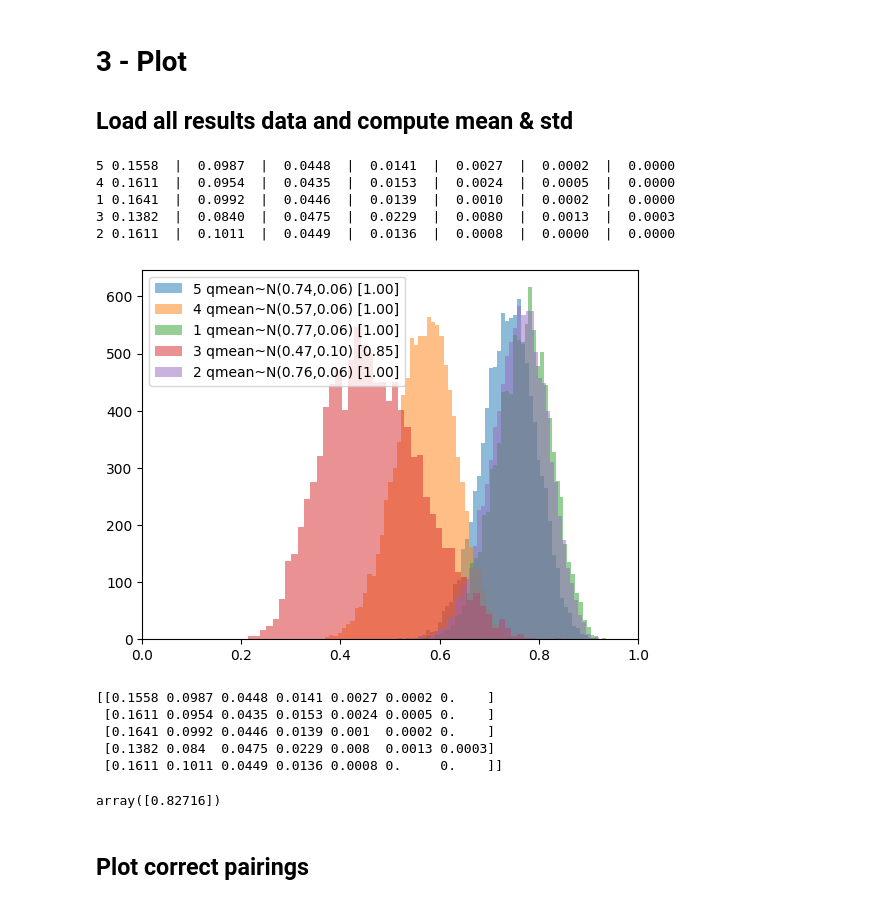
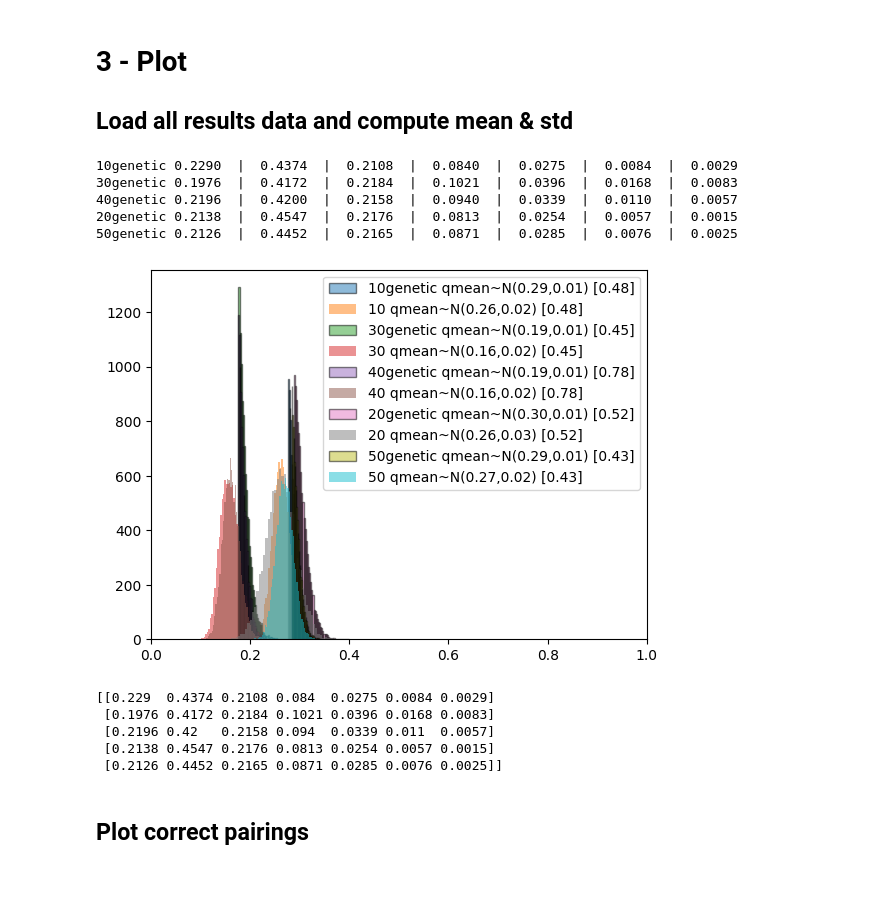
Before and after one commit to annahedstroem/eval-project, a Jupyter notebook: nbs/3-plot.ipynb, the cells around one changed output. Cells and saved outputs as stored; diff of their text form; code cells hidden in the pictures.

Commit message:
Added captum generator and refined Imagenet. Still WIP.

```diff
--- a/nbs/3-plot.ipynb
+++ b/nbs/3-plot.ipynb
@@ -12,9 +12,9 @@ keys = ['correct_pairings_inv', 'correct_pairings_basX', 'spearman_inv', 'spearm
 
 result_dict = {}
 
-DATASET_NAME = 'mnist'
-MODEL_NAME = '0_softmax'
-GENERATION_MODE = ''
+DATASET_NAME = 'imagenet'
+MODEL_NAME = 'resnet50w'
+GENERATION_MODE = '_genetic'
 
 num_files = 0 # Count how many files are involved for use below
 
@@ -65,6 +65,7 @@ for f in os.listdir(os.path.join(PROJ_DIR, 'results')):
             plt.hist(data['qmeans'],\
                     alpha = 0.5,\
                     label = f'{short_filename} qmean~N({np.mean(data["qmeans"]):.2f},{np.std(data["qmeans"]):.2f}) [{activation:.2f}]',\
+                    edgecolor='black',\
                     bins = 50\
                     )
             plt.xlim(0,1)
@@ -82,44 +83,45 @@ for f in os.listdir(os.path.join(PROJ_DIR, 'results')):
             exceptional_counts = []
             # Compute z-score
             if GENERATION_MODE == '_genetic':
                 qmean_mean = float(datasets[DATASET_NAME][f.replace('_genetic','')]['mean'])
                 qmean_std = float(datasets[DATASET_NAME][f.replace('_genetic','')]['std'])
             else:
                 qmean_mean = np.mean(data["qmeans"])
                 qmean_std = np.std(data["qmeans"])
+                print(qmean_mean)
                 qmean_means.append(qmean_mean)
                 qmean_stds.append(qmean_std)
 
             z_scores = ((data["qmeans"] - qmean_mean) / qmean_std).flatten()
 
             # Count exceptional rankings
             for i in range(1,len(boundaries)+1):
                 bottom_limit = boundaries[i-1]
                 top_limit = float('inf')
                 if i < len(boundaries):
                     top_limit = boundaries[i]
                 fraction_count = np.sum(np.logical_and(bottom_limit<=z_scores, z_scores<top_limit).astype(float) / z_scores.shape[0])
                 exceptional_counts.append(fraction_count)
                 counts_by_sigma_level[current_file_num, i - 1] = fraction_count
             print(f'{short_filename} {"  |  ".join((map(lambda x: f"{x:.4f}", exceptional_counts)))}')
         current_file_num += 1
 plt.legend()
 plt.savefig(os.path.join(PROJ_DIR, 'results', 'plots', f'{DATASET_NAME}_{MODEL_NAME}{GENERATION_MODE}_qmean_dists.png'))
 plt.show()
 
 print(counts_by_sigma_level)
 # %% [output]
-5 0.1558  |  0.0987  |  0.0448  |  0.0141  |  0.0027  |  0.0002  |  0.0000
-4 0.1611  |  0.0954  |  0.0435  |  0.0153  |  0.0024  |  0.0005  |  0.0000
-1 0.1641  |  0.0992  |  0.0446  |  0.0139  |  0.0010  |  0.0002  |  0.0000
-3 0.1382  |  0.0840  |  0.0475  |  0.0229  |  0.0080  |  0.0013  |  0.0003
-2 0.1611  |  0.1011  |  0.0449  |  0.0136  |  0.0008  |  0.0000  |  0.0000
+10genetic 0.2290  |  0.4374  |  0.2108  |  0.0840  |  0.0275  |  0.0084  |  0.0029
+30genetic 0.1976  |  0.4172  |  0.2184  |  0.1021  |  0.0396  |  0.0168  |  0.0083
+40genetic 0.2196  |  0.4200  |  0.2158  |  0.0940  |  0.0339  |  0.0110  |  0.0057
+20genetic 0.2138  |  0.4547  |  0.2176  |  0.0813  |  0.0254  |  0.0057  |  0.0015
+50genetic 0.2126  |  0.4452  |  0.2165  |  0.0871  |  0.0285  |  0.0076  |  0.0025
-[figure, old version]
+[figure, new version]
-[[0.1558 0.0987 0.0448 0.0141 0.0027 0.0002 0.    ]
- [0.1611 0.0954 0.0435 0.0153 0.0024 0.0005 0.    ]
- [0.1641 0.0992 0.0446 0.0139 0.001  0.0002 0.    ]
- [0.1382 0.084  0.0475 0.0229 0.008  0.0013 0.0003]
- [0.1611 0.1011 0.0449 0.0136 0.0008 0.     0.    ]]
+[[0.229  0.4374 0.2108 0.084  0.0275 0.0084 0.0029]
+ [0.1976 0.4172 0.2184 0.1021 0.0396 0.0168 0.0083]
+ [0.2196 0.42   0.2158 0.094  0.0339 0.011  0.0057]
+ [0.2138 0.4547 0.2176 0.0813 0.0254 0.0057 0.0015]
+ [0.2126 0.4452 0.2165 0.0871 0.0285 0.0076 0.0025]]
 # %%
 dataset_counts = {} if DATASET_NAME not in datasets else datasets[DATASET_NAME]
 for i, f in enumerate(filenames):
@@ -132,10 +134,6 @@ datasets[DATASET_NAME] = dataset_counts
 
 with open(os.path.join(DATA_PATH, 'dataset-counts.json'), 'w') as fOut:
     json.dump(datasets, fOut)
-# %%
-result_dict['correct_pairings_inv_mean']
-# %% [output]
-array([0.82716])
 # %% [markdown]
 ## Plot correct pairings
 # %%
```
Also changed, not shown: parts of 6 cells of this notebook, 6 other files.
